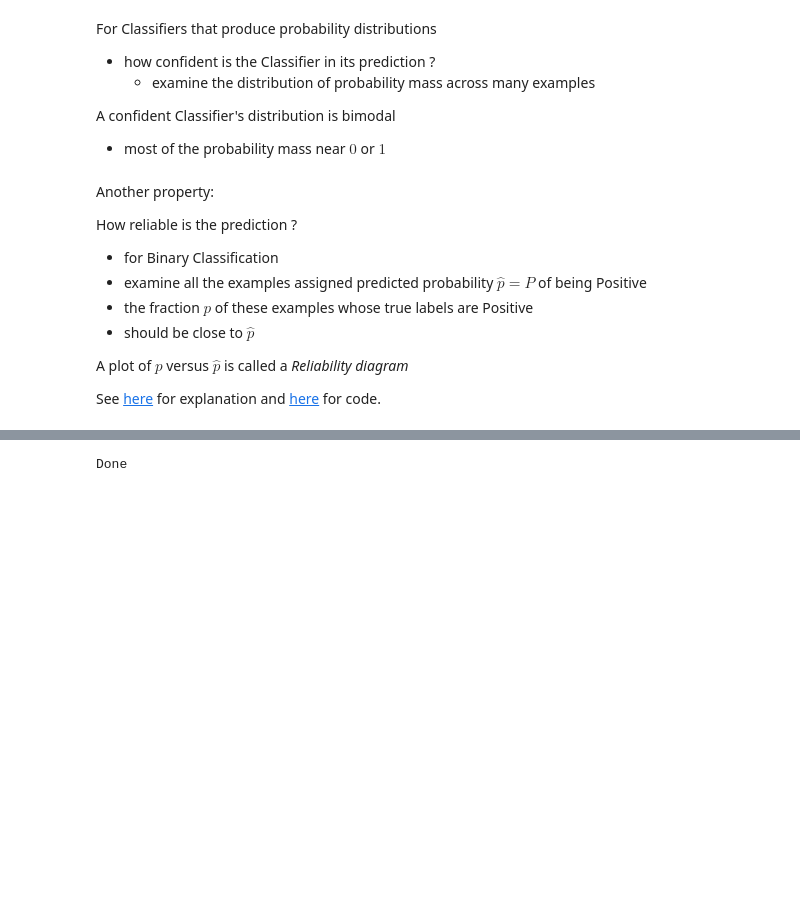
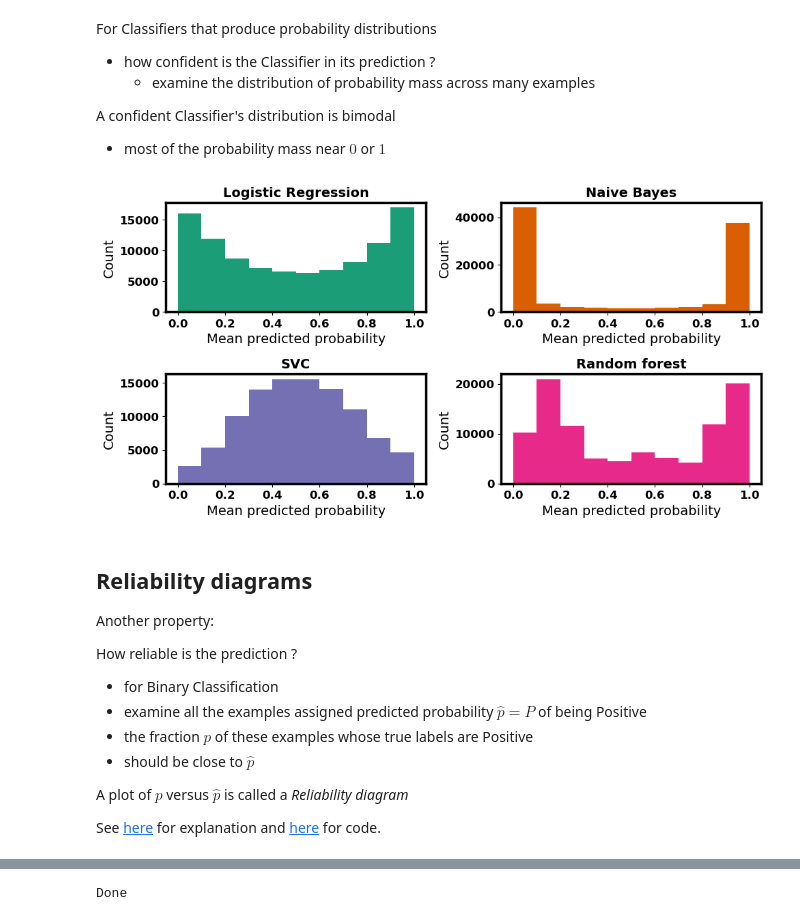
Before and after one commit to kenperry-public/ML_Spring_2025, a Jupyter notebook: Classification_coda.ipynb, the cells around one changed output, grey strips where cells are left out. Cells and saved outputs as stored; diff of their text form; code cells hidden in the pictures; blank space fills up the shorter version.

```diff
--- a/Classification_coda.ipynb
+++ b/Classification_coda.ipynb
@@ -303,7 +593,13 @@ For Classifiers that produce probability distributions
 
 A confident Classifier's distribution is bimodal
 - most of the probability mass near $0$ or $1$
+# %%
+prediction_hist_fig
+# %% [output]
+[figure, added]
 # %% [markdown]
+## Reliability diagrams
+
 Another property:
 
 How reliable is the prediction ?
```
Also changed, not shown: parts of 5 cells of this notebook, 1 other file.
